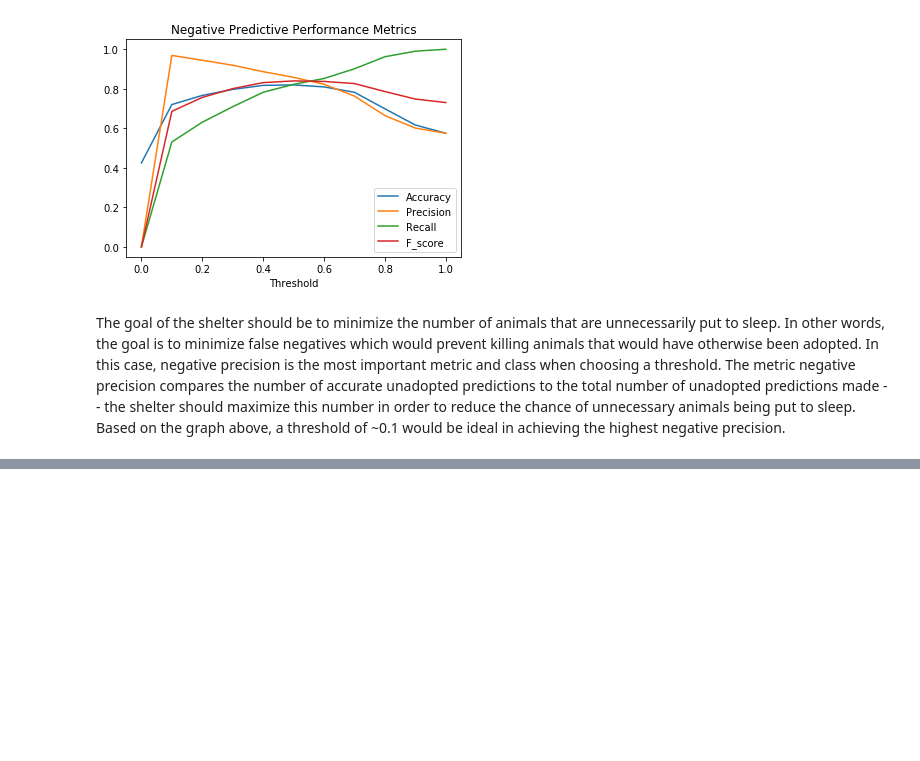
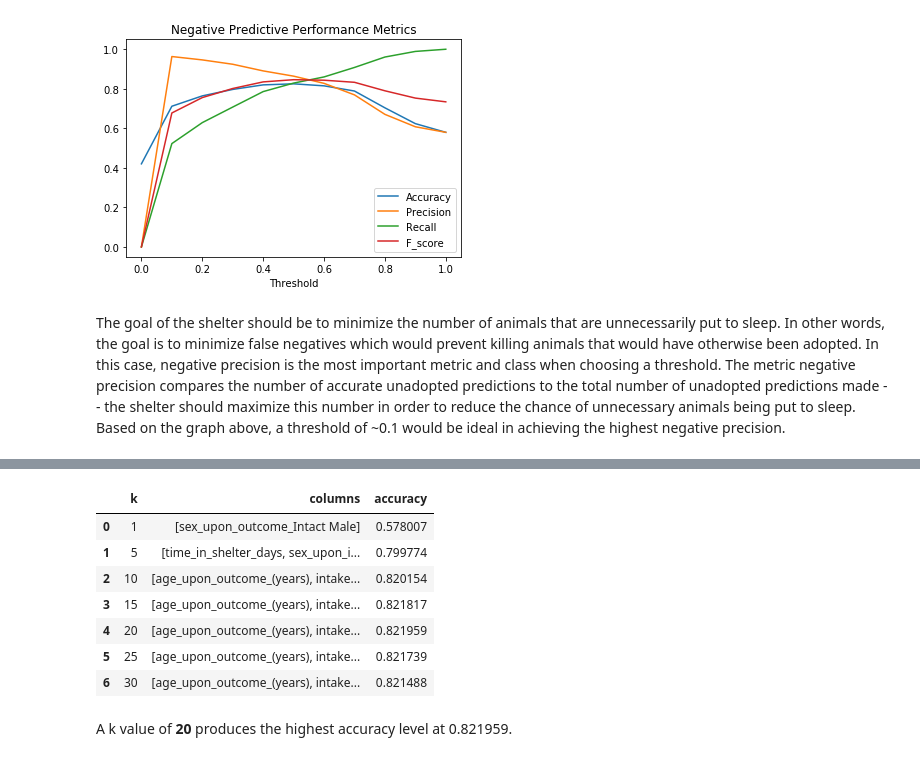
Before and after one commit to Sytta/ADA2018-Homework-CANada, a Jupyter notebook: 04 - Observational Studies and Applied ML/Homework 4_Judy.ipynb, the cells around one changed output, grey strips where cells are left out. Cells and saved outputs as stored; diff of their text form; code cells hidden in the pictures; blank space fills up the shorter version.

```diff
--- a/04 - Observational Studies and Applied ML/Homework 4_Judy.ipynb
+++ b/04 - Observational Studies and Applied ML/Homework 4_Judy.ipynb
@@ -175,11 +180,11 @@ pred = logistic.predict(X_test)
 test_results = pd.DataFrame({'prediction':pred,'Y_test':Y_test})
 
 # Get confusion matrix through comparing pred and Y_test
-accurate_1 = len(test_results[(test_results.prediction == 1) & (test_results.Y_test == 1)])
-accurate_0 = len(test_results[(test_results.prediction == 0) & (test_results.Y_test == 0)])
+true_positives = len(test_results[(test_results.prediction == 1) & (test_results.Y_test == 1)])
+true_negatives = len(test_results[(test_results.prediction == 0) & (test_results.Y_test == 0)])
 false_positives = len(test_results[(test_results.prediction == 1) & (test_results.Y_test == 0)])
 false_negatives = len(test_results[(test_results.prediction == 0) & (test_results.Y_test == 1)])
 
-confusion_matrix = np.array([[accurate_0, false_positives], [false_negatives, accurate_1]])
+confusion_matrix = np.array([[true_negatives, false_positives], [false_negatives, true_positives]])
 confusion_matrix
 # %% [output]
@@ -291,0 +297,30 @@ The goal of the shelter should be to minimize the number of animals that are unn
+# %%
+# At each iteration, the function calculates (using 5-fold cross validation), the accuracy of the training dataset
+# minus 1 column and stores this in a dictionary. At the end of each iteration, the dropped column that corresponds
+# to the subset with the highest accuracy is dropped from the feature columns. The iteration continues until there
+# are only k features left. Finally, it returns k, list of remaining columns, and accuracy of the final data.
+
+def backward_feature_selection(x_train, y_train, k):
+    num_features = x_train.shape[1]
+    while num_features > k:
+        accuracies = {}
+        for column in x_train:
+            data_without_col = x_train.loc[:, x_train.columns != column]
+            accuracy = cross_val_score(logistic, data_without_col, y_train, cv=5, scoring="accuracy").mean()
+            accuracies[column] = accuracy
+        min_accuracy_col = max(accuracies, key=accuracies.get)
+        x_train = x_train.drop(min_accuracy_col, axis=1)
+        num_features -= 1
+    sub_accuracy = cross_val_score(logistic, x_train, y_train, cv=5, scoring="accuracy").mean()
+    return k, list(x_train), sub_accuracy
+# %%
+# Get the remaining columns and accuracy for each k value, and store them in a list.
+
+k_list = [1, 5, 10, 15, 20, 25, 30]
+col_list = []
+accuracy_list = []
+
+for k in k_list:
+    num, cols, accuracy = backward_feature_selection(X, Y, k)
+    col_list.append(cols)
+    accuracy_list.append(accuracy)
@@ -291,0 +345,18 @@ The goal of the shelter should be to minimize the number of animals that are unn
+# %%
+# Convert the lists into a dataframe for easier visualization
+feature_subsets = pd.DataFrame({'k' : k_list,
+                   'columns' : col_list,
+                   'accuracy' : accuracy_list})
+
+feature_subsets
+# %% [output]
+|  | k | columns | accuracy |
+| 0 | 1 | [sex_upon_outcome_Intact Male] | 0.578007 |
+| 1 | 5 | [time_in_shelter_days, sex_upon_i... | 0.799774 |
+| 2 | 10 | [age_upon_outcome_(years), intake... | 0.820154 |
+| 3 | 15 | [age_upon_outcome_(years), intake... | 0.821817 |
+| 4 | 20 | [age_upon_outcome_(years), intake... | 0.821959 |
+| 5 | 25 | [age_upon_outcome_(years), intake... | 0.821739 |
+| 6 | 30 | [age_upon_outcome_(years), intake... | 0.821488 |
+# %% [markdown]
+A k value of **20** produces the highest accuracy level at 0.821959.
```
Also changed, not shown: parts of 23 cells of this notebook.
